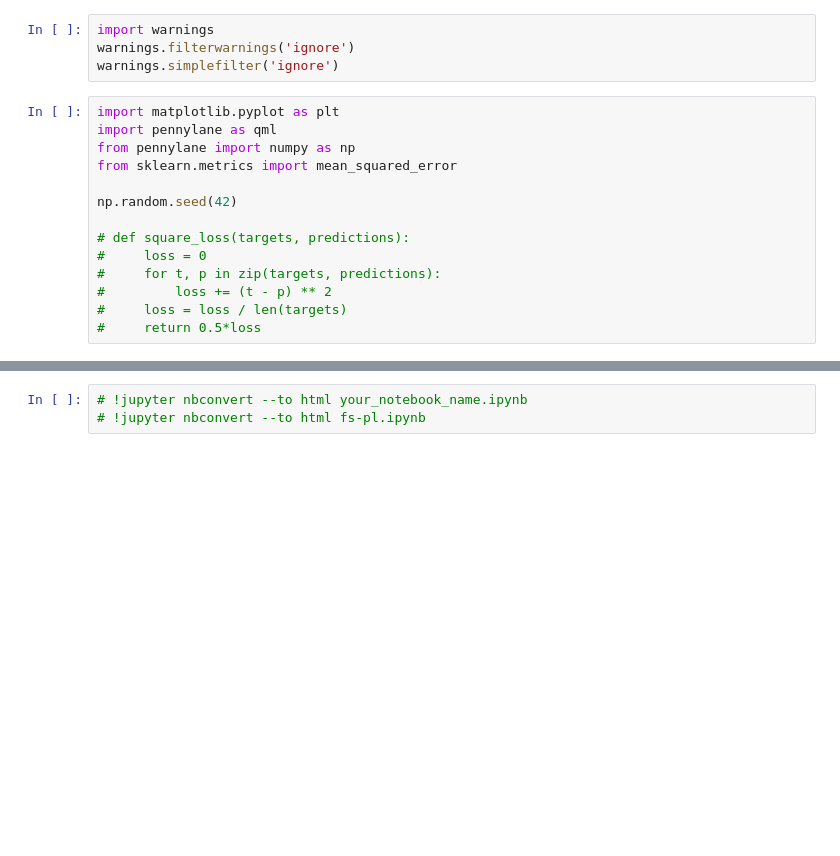
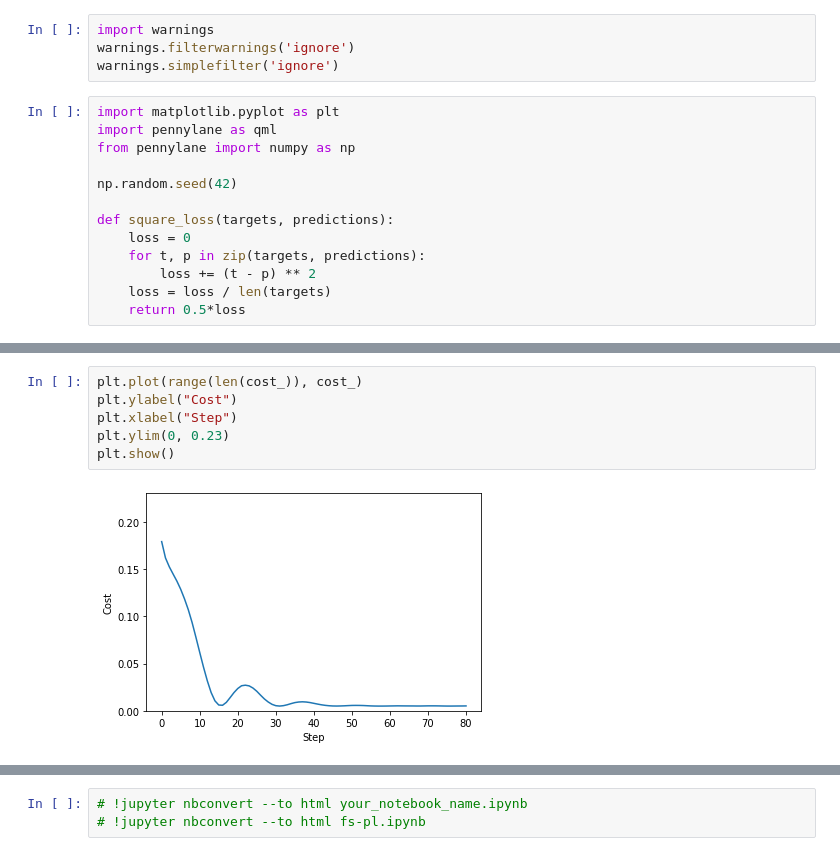
Before and after one commit to Pratha-Me/Expressivity-Quantum-Data-encoding-Fourier-Series, a Jupyter notebook: fs-pl.ipynb, the cells around one changed output, grey strips where cells are left out. Cells and saved outputs as stored; diff of their text form; blank space fills up the shorter version.

```diff
--- a/fs-pl.ipynb
+++ b/fs-pl.ipynb
@@ -175,16 +178,15 @@ warnings.simplefilter('ignore')
 import matplotlib.pyplot as plt
 import pennylane as qml
 from pennylane import numpy as np
-from sklearn.metrics import mean_squared_error
 
 np.random.seed(42)
 
-# def square_loss(targets, predictions):
-#     loss = 0
-#     for t, p in zip(targets, predictions):
-#         loss += (t - p) ** 2
-#     loss = loss / len(targets)
-#     return 0.5*loss
+def square_loss(targets, predictions):
+    loss = 0
+    for t, p in zip(targets, predictions):
+        loss += (t - p) ** 2
+    loss = loss / len(targets)
+    return 0.5*loss
 # %%
 degree = 1  # degree of the target function
 coeffs = [0.15 + 0.15j]*degree  # coefficients of non-zero frequencies
@@ -261,3 +323,11 @@ plt.show()
+# %%
+plt.plot(range(len(cost_)), cost_)
+plt.ylabel("Cost")
+plt.xlabel("Step")
+plt.ylim(0, 0.23)
+plt.show()
+# %% [output]
+[figure, added]
 # %% [markdown]
 ## References
 
```
Also changed, not shown: parts of 10 cells of this notebook, 3 other files.
